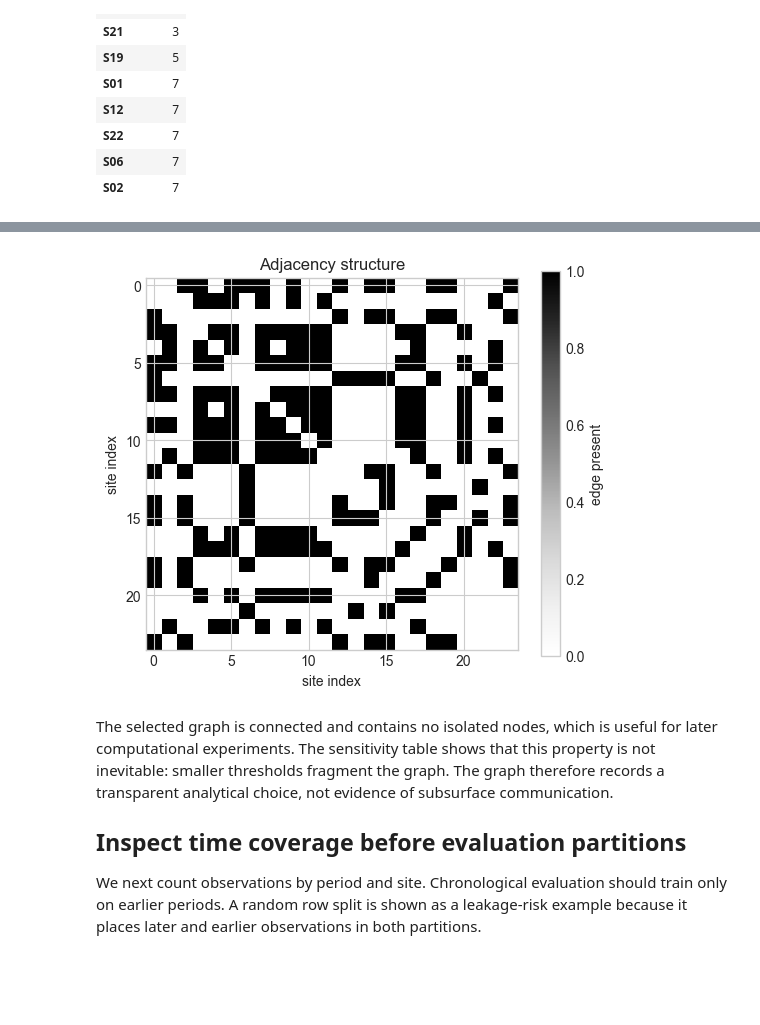
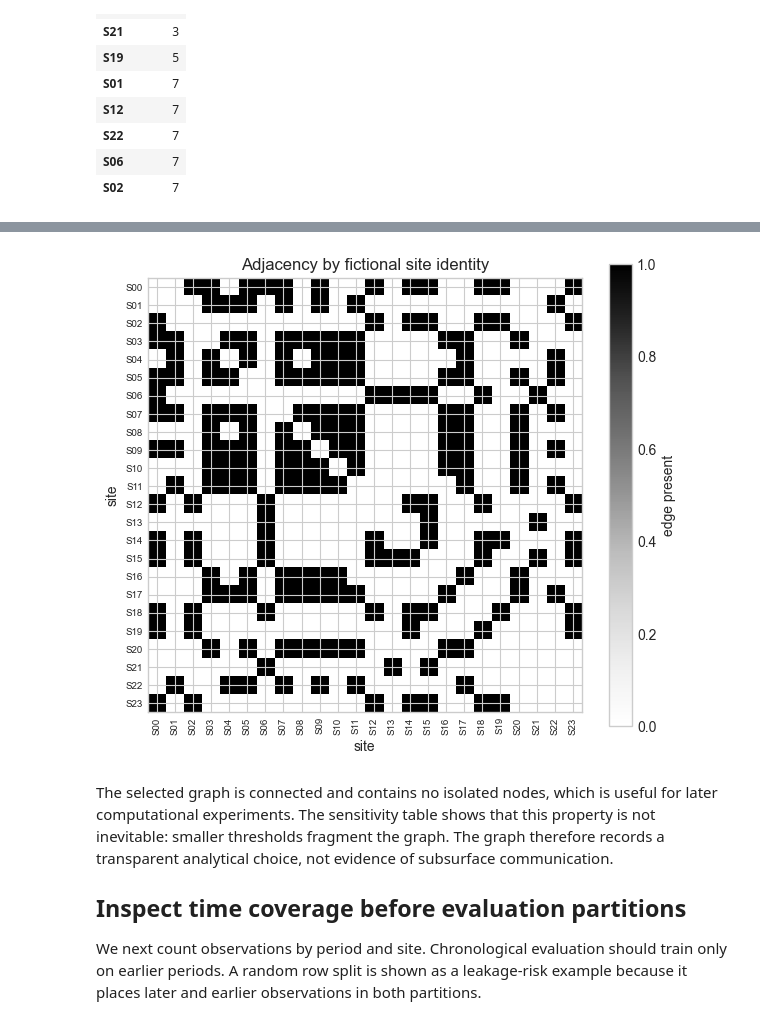
Before and after one commit to DavidoffichW/fpwm-lab, a Jupyter notebook: notebooks/02_spatial_temporal_analysis.ipynb, the cells around one changed output, grey strips where cells are left out. Cells and saved outputs as stored; diff of their text form; code cells hidden in the pictures; blank space fills up the shorter version.

```diff
--- a/notebooks/02_spatial_temporal_analysis.ipynb
+++ b/notebooks/02_spatial_temporal_analysis.ipynb
@@ -217,12 +243,15 @@ plt.show()
 # %%
 adjacency = nx.to_numpy_array(graph, nodelist=coordinates.index)
-fig, ax = plt.subplots(figsize=(6, 5))
+fig, ax = plt.subplots(figsize=(7, 6))
 image = ax.imshow(adjacency, cmap="Greys", interpolation="nearest")
-ax.set(title="Adjacency structure", xlabel="site index", ylabel="site index")
+indices = np.arange(len(coordinates.index))
+ax.set_xticks(indices, labels=coordinates.index, rotation=90, fontsize=7)
+ax.set_yticks(indices, labels=coordinates.index, fontsize=7)
+ax.set(title="Adjacency by fictional site identity", xlabel="site", ylabel="site")
 fig.colorbar(image, ax=ax, label="edge present")
 plt.show()
 # %% [output]
-[figure, old version]
+[figure, new version]
 # %% [markdown]
 The selected graph is connected and contains no isolated nodes, which is useful
 for later computational experiments. The sensitivity table shows that this
```
Also changed, not shown: parts of 5 cells of this notebook, 13 other files.
